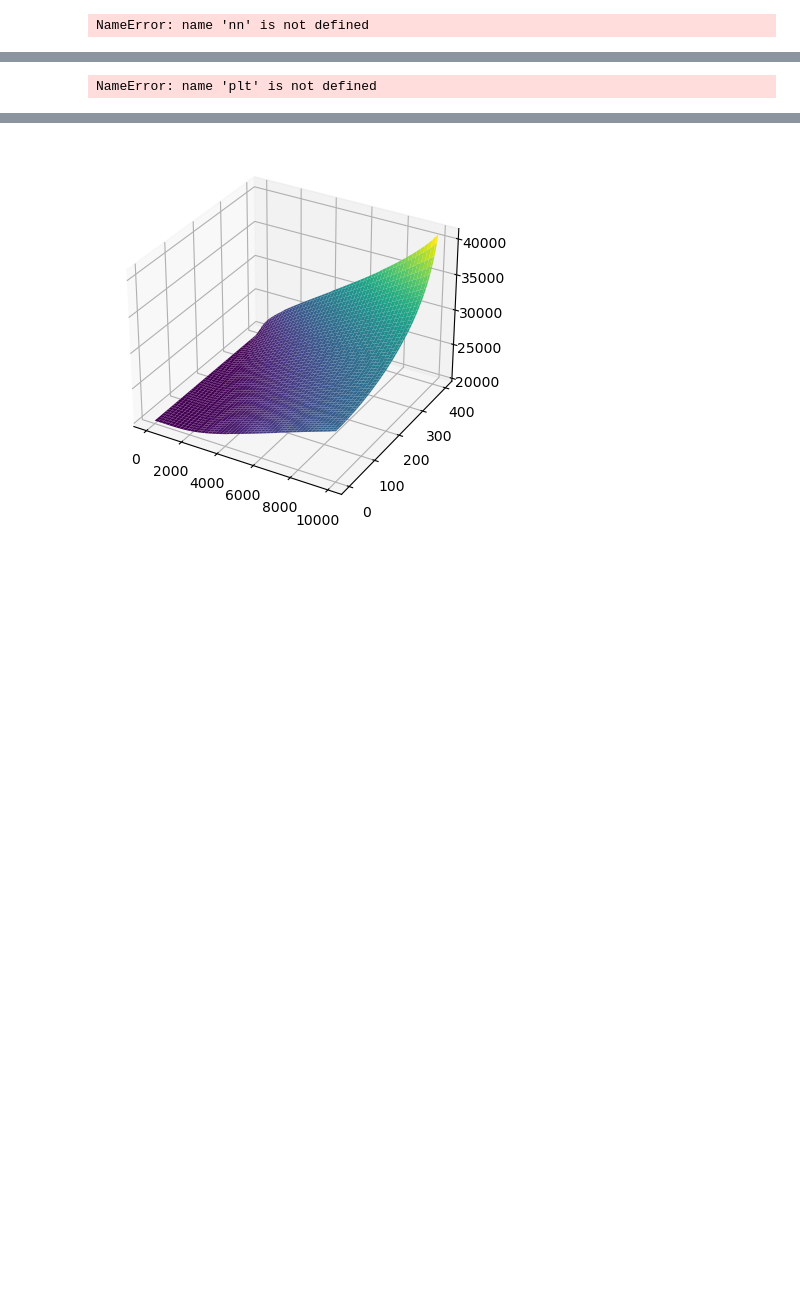
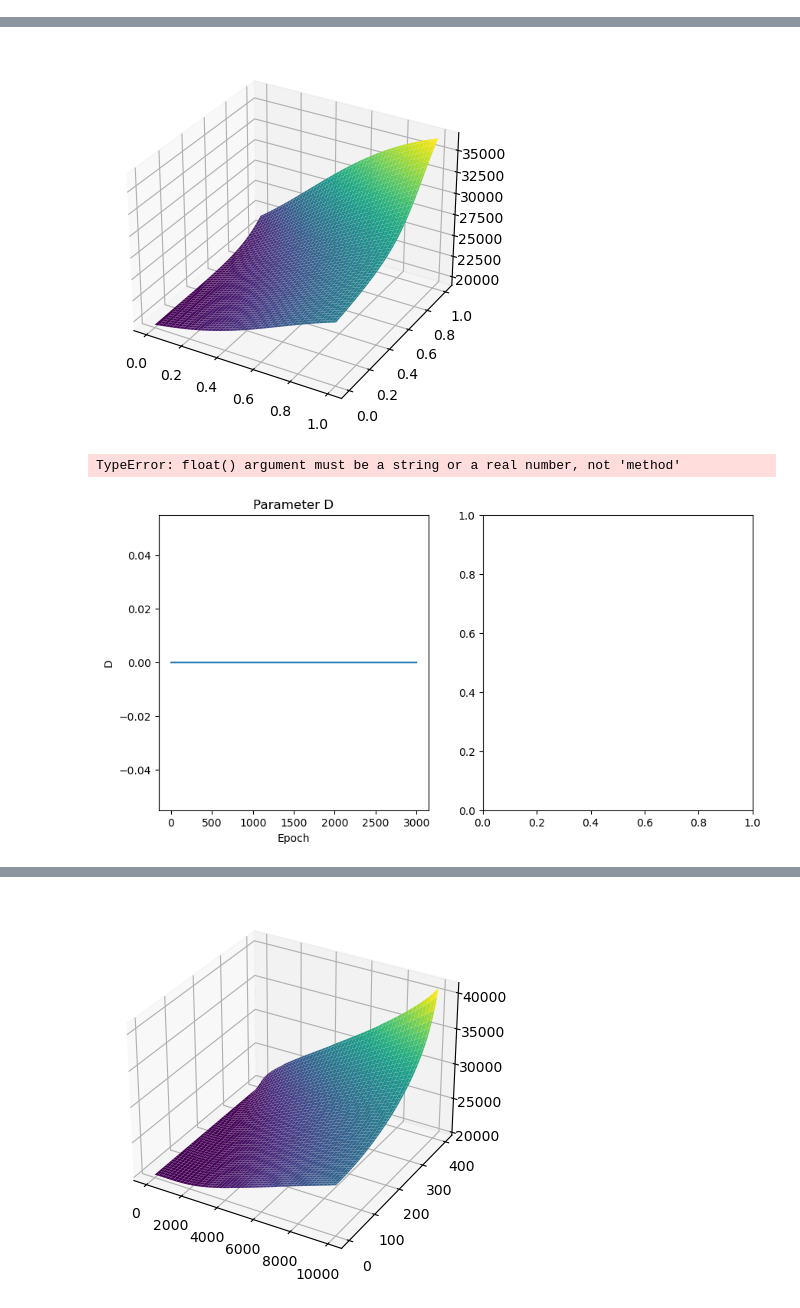
Before and after one commit to merdern/FYP, a Jupyter notebook: ReversePINN.ipynb, the cells around one changed output, grey strips where cells are left out. Cells and saved outputs as stored; diff of their text form; code cells hidden in the pictures; blank space fills up the shorter version.

```diff
--- a/ReversePINN.ipynb
+++ b/ReversePINN.ipynb
@@ -16,12 +16,7 @@ class Network(nn.Module):
     # optimisers
     self.D = torch.nn.Parameter(torch.tensor(0.).to(device), requires_grad=True)
 
-    self.optimizer_lbfgs = torch.optim.LBFGS(list(self.parameters()) + [self.D],
-                                        max_iter=100,
-                                        history_size=100,
-                                        tolerance_grad=1.0 * np.finfo(float).eps,
-                                        tolerance_change=1.0 * np.finfo(float).eps,
-                                        line_search_fn='strong_wolfe')
+
 
     # constants and stuff
     self.r_rms = self.rms_sample(N)[0]
@@ -50,6 +45,13 @@ class Network(nn.Module):
 
     # output layer
     self.fco = nn.Linear(depth, output)
+
+    self.optimizer_lbfgs = torch.optim.LBFGS(list(self.parameters()) + [self.D],
+                                        max_iter=100,
+                                        history_size=100,
+                                        tolerance_grad=1.0 * np.finfo(float).eps,
+                                        tolerance_change=1.0 * np.finfo(float).eps,
+                                        line_search_fn='strong_wolfe')
 
   # forward propagation
   def forward(self, x, t):
@@ -307,8 +309,6 @@ class Network(nn.Module):
     plt.show()
 
     plt.legend(['Numerical', 'NN'])
-# %% [output]
-NameError: name 'nn' is not defined
 # %%
 # nn seed
 torch.manual_seed(938)
@@ -316,7 +316,7 @@ device = 'cpu'
 N = 100
 epochs_adam = 3000
 lr_adam = 1e-3
-epochs_lbfgs = 300
+epochs_lbfgs = 0
 
 
 # define nn to train, two inputs for x and t
@@ -332,4 +332,3 @@ NameError: name 'torch' is not defined
+[figure, added]
+TypeError: float() argument must be a string or a real number, not 'method'
+[figure, added]
-# %%
-plt.plot(np.log(losses))
-# %% [output]
-NameError: name 'plt' is not defined
```
Also changed, not shown: parts of 2 cells of this notebook, 2 other files.
